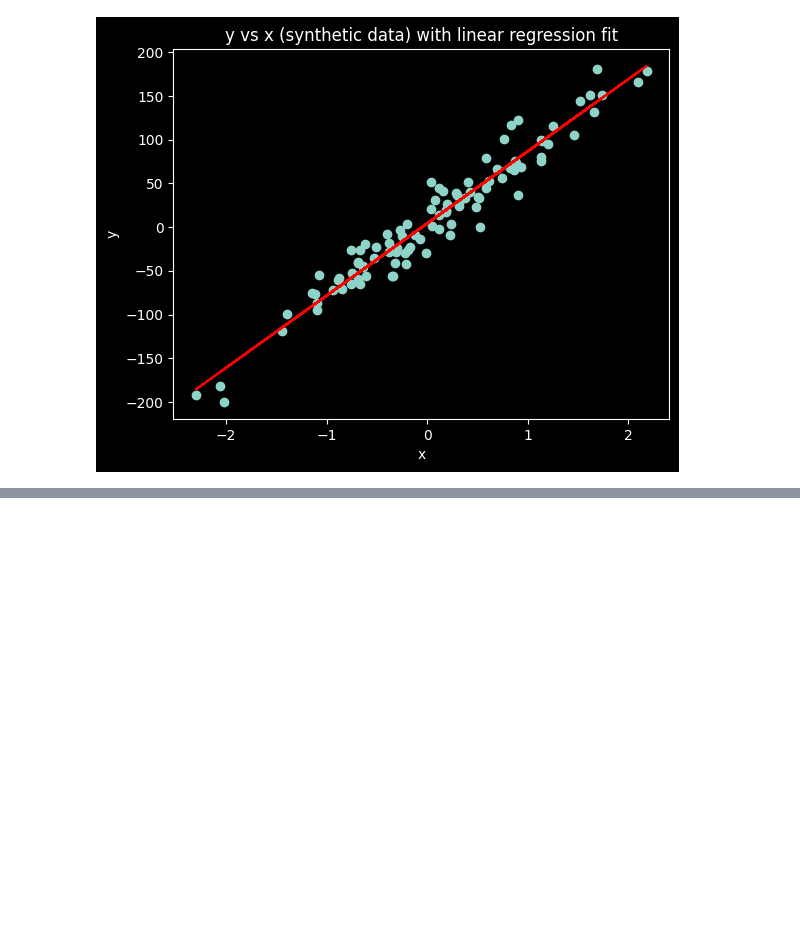
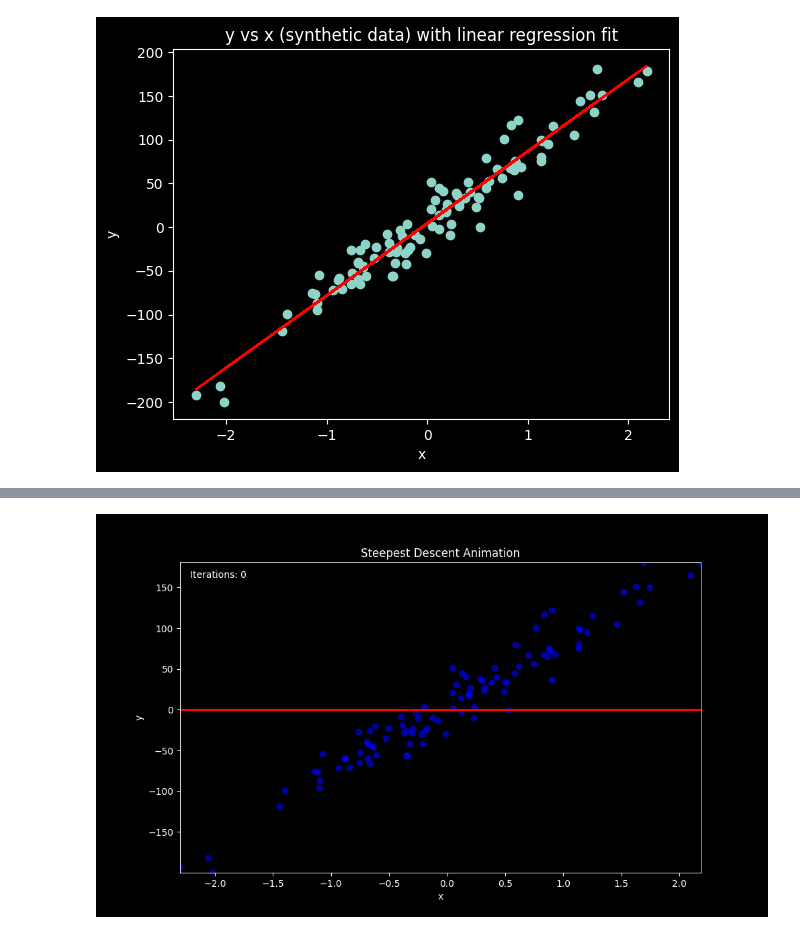
Before and after one commit to ZachParent/mai-intro-to-machine-learning, a Jupyter notebook: theory2/steepest_descent.ipynb, the cells around one changed output, grey strips where cells are left out. Saved outputs shown, nothing was run; the diff lists cells and outputs as text; code cells hidden in the pictures; blank space fills up the shorter version.

Commit message:
use Ipython.display.Image

```diff
--- a/theory2/steepest_descent.ipynb
+++ b/theory2/steepest_descent.ipynb
@@ -101,0 +98,6 @@ anim.save("steepest_descent.gif", writer="pillow")
+# %%
+# Steepest Descent Animation
+from IPython.display import Image
+Image(filename='steepest_descent.gif')
+# %% [output]
+[figure, added]
```
Also changed, not shown: parts of 1 cell of this notebook.
